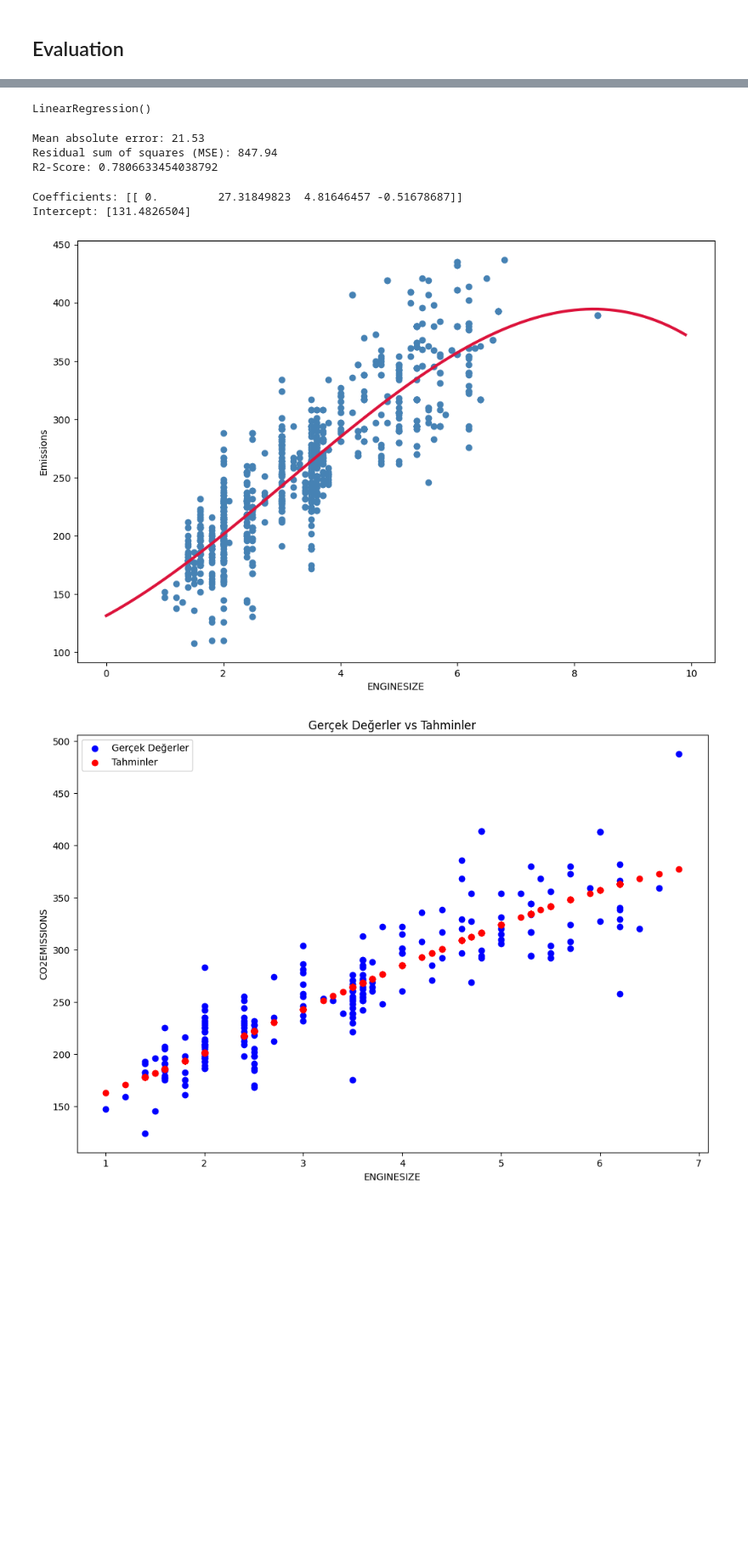
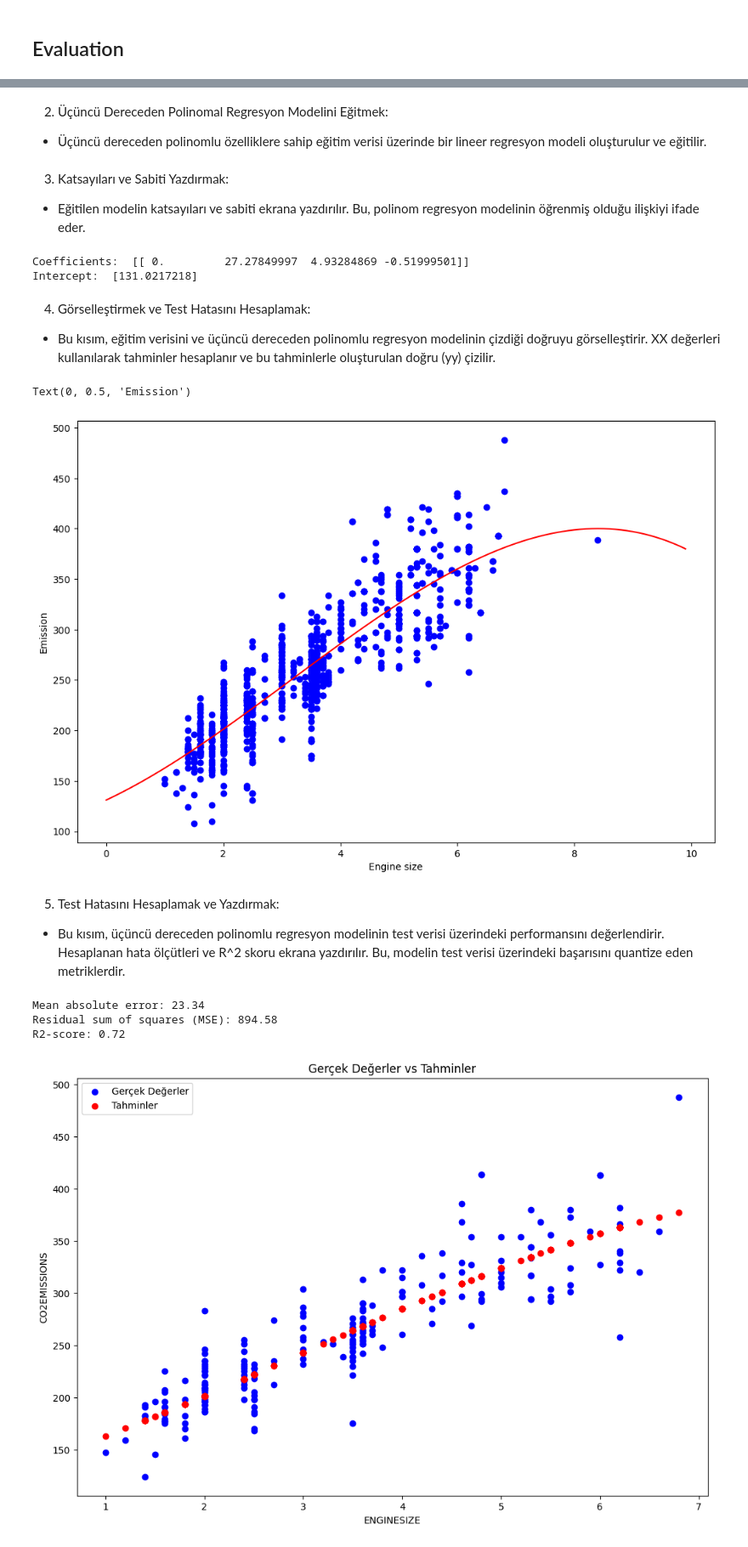
Before and after one commit to zekiye-kart/data-science, a Jupyter notebook: week-7/7-polynomial-regression.ipynb, the cells around one changed output, grey strips where cells are left out. Shown at 85% size. Drawn from its saved outputs; the diff is of its cells as text; code cells hidden in the pictures; blank space fills up the shorter version.

Commit message:
added polynomial regression practise

```diff
--- a/week-7/7-polynomial-regression.ipynb
+++ b/week-7/7-polynomial-regression.ipynb
@@ -155,8 +162,3 @@ from sklearn.linear_model import LinearRegression
 # %%
-poly = PolynomialFeatures(degree=3)
+poly3 = PolynomialFeatures(degree=3)
+train_x_poly3 = poly3.fit_transform(train_x)
-# %%
-train_x_poly = poly.fit_transform(train_x)
-model = LinearRegression()
-model.fit(train_x_poly, train_y)
-# %% [output]
-LinearRegression()
@@ -167,27 +165,54 @@ test_y_ = model.predict(test_x_poly)
+# %% [markdown]
+2. Üçüncü Dereceden Polinomal Regresyon Modelini Eğitmek:
+- Üçüncü dereceden polinomlu özelliklere sahip eğitim verisi üzerinde bir lineer regresyon modeli oluşturulur ve eğitilir.
+# %%
+clf3 = linear_model.LinearRegression()
+train_y3_ = clf3.fit(train_x_poly3, train_y)
+# %% [markdown]
+3. Katsayıları ve Sabiti Yazdırmak:
+- Eğitilen modelin katsayıları ve sabiti ekrana yazdırılır. Bu, polinom regresyon modelinin öğrenmiş olduğu ilişkiyi ifade eder.
+# %%
+print ('Coefficients: ', clf3.coef_)
+print ('Intercept: ', clf3.intercept_)
+# %% [output]
+Coefficients:  [[ 0.         27.27849997  4.93284869 -0.51999501]]
+Intercept:  [131.0217218]
+# %% [markdown]
+4. Görselleştirmek ve Test Hatasını Hesaplamak:
+- Bu kısım, eğitim verisini ve üçüncü dereceden polinomlu regresyon modelinin çizdiği doğruyu görselleştirir. XX değerleri kullanılarak tahminler hesaplanır ve bu tahminlerle oluşturulan doğru (yy) çizilir.
+# %%
+plt.scatter(train.ENGINESIZE, train.CO2EMISSIONS, color='blue')
+# 0.0'dan başlayarak 10.0'a kadar (10.0 dahil değil) olan değerleri 0.1 aralıklarla içeren bir NumPy dizisi oluşturur. XX adıyla bu diziye atanır.
+XX = np.arange(0.0, 10.0, 0.1)
+
+"""Eğitilen üçüncü dereceden polinomal regresyon modelini kullanarak, XX değerleri için tahminlerin yapılmasını sağlar.
+
+clf3.intercept_[0]: Modelin sabiti (intercept).
+clf3.coef_[0][1]: Modelin birinci dereceden katsayısı (ENGINESIZE'nin katsayısı).
+clf3.coef_[0][2]: Modelin ikinci dereceden katsayısı (ENGINESIZE'nin karesinin katsayısı).
+clf3.coef_[0][3]: Modelin üçüncü dereceden katsayısı (ENGINESIZE'nin küpünün katsayısı).
+Bu katsayılar ve sabit kullanılarak, her XX değeri için bir tahmin elde edilir ve bu tahminler yy adlı dizide saklanır.
+"""
+yy = clf3.intercept_[0] + clf3.coef_[0][1] * XX + clf3.coef_[0][2] * np.power(XX, 2) + clf3.coef_[0][3] * np.power(XX, 3)
+plt.plot(XX, yy, '-r')
+plt.xlabel("Engine size")
+plt.ylabel("Emission")
+# %% [output]
+Text(0, 0.5, 'Emission')
+[figure, added]
+# %% [markdown]
+5. Test Hatasını Hesaplamak ve Yazdırmak:
+- Bu kısım, üçüncü dereceden polinomlu regresyon modelinin test verisi üzerindeki performansını değerlendirir. Hesaplanan hata ölçütleri ve R^2 skoru ekrana yazdırılır. Bu, modelin test verisi üzerindeki başarısını quantize eden metriklerdir.
 # %%
-print("Mean absolute error: %.2f" % np.mean(np.absolute(test_y_ - test_y)))
-print("Residual sum of squares (MSE): %.2f" % np.mean((test_y_ - test_y) ** 2))
-print(f"R2-Score: {r2_score(test_y,test_y_)}")
+test_x_poly3 = poly3.transform(test_x)
+test_y3_ = clf3.predict(test_x_poly3)
+print("Mean absolute error: %.2f" % np.mean(np.absolute(test_y3_ - test_y)))
+print("Residual sum of squares (MSE): %.2f" % np.mean((test_y3_ - test_y) ** 2))
+print("R2-score: %.2f" % r2_score(test_y, test_y3_))
 # %% [output]
-Mean absolute error: 21.53
-Residual sum of squares (MSE): 847.94
-R2-Score: 0.7806633454038792
+Mean absolute error: 23.34
+Residual sum of squares (MSE): 894.58
+R2-score: 0.72
-# %%
-print("Coefficients:", model.coef_)
-print("Intercept:", model.intercept_)
-# %% [output]
-Coefficients: [[ 0.         27.31849823  4.81646457 -0.51678687]]
-Intercept: [131.4826504]
-# %%
-plt.scatter(train.ENGINESIZE, train.CO2EMISSIONS, color="steelblue")
-XX = np.arange(0.0, 10.0, 0.1)
-yy = model.intercept_[0] + model.coef_[0][1] * XX + model.coef_[0][2] * np.power(XX, 2) + model.coef_[0][3] * np.power(XX, 3)
-plt.plot(XX, yy, "crimson", linewidth=3)
-plt.xlabel("ENGINESIZE")
-plt.ylabel("Emissions")
-plt.show()
-# %% [output]
-[figure, removed]
 # %%
 
 plt.scatter(test_x, test_y, color='blue', label='Gerçek Değerler')  # Gerçek değerler
```
Also changed, not shown: parts of 10 cells of this notebook.
